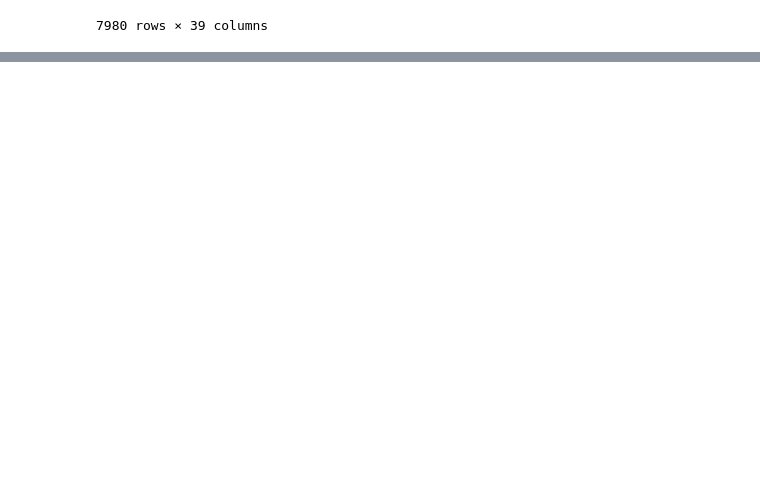
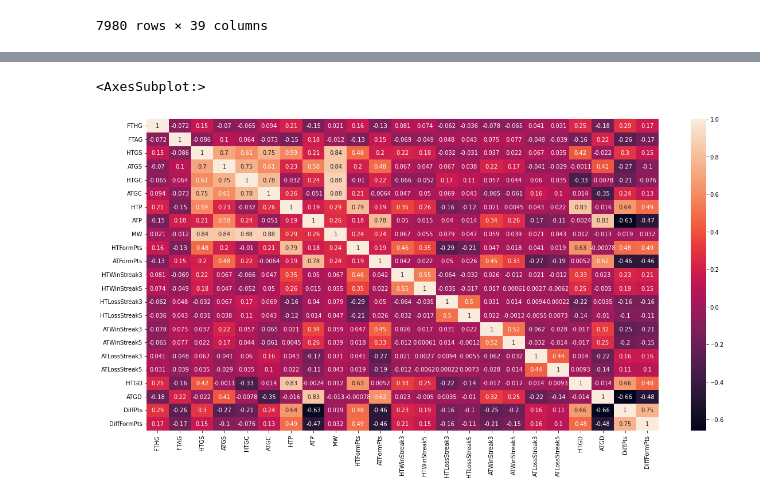
Before and after one commit to har-wicak/ML-Project, a Jupyter notebook: EPL Prediction (Classification).ipynb, the cells around one changed output, grey strips where cells are left out. Drawn from its saved outputs; the diff is of its cells as text; code cells hidden in the pictures; blank space fills up the shorter version.

```diff
--- a/EPL Prediction (Classification).ipynb
+++ b/EPL Prediction (Classification).ipynb
@@ -456,0 +491,8 @@ final_df
+# %%
+import seaborn as sns
+
+plt.figure(figsize=(20,10))
+sns.heatmap(final_df.corr(), annot= True)
+# %% [output]
+<AxesSubplot:>
+[figure, added]
```
Also changed, not shown: parts of 18 cells of this notebook, 3 other files.
